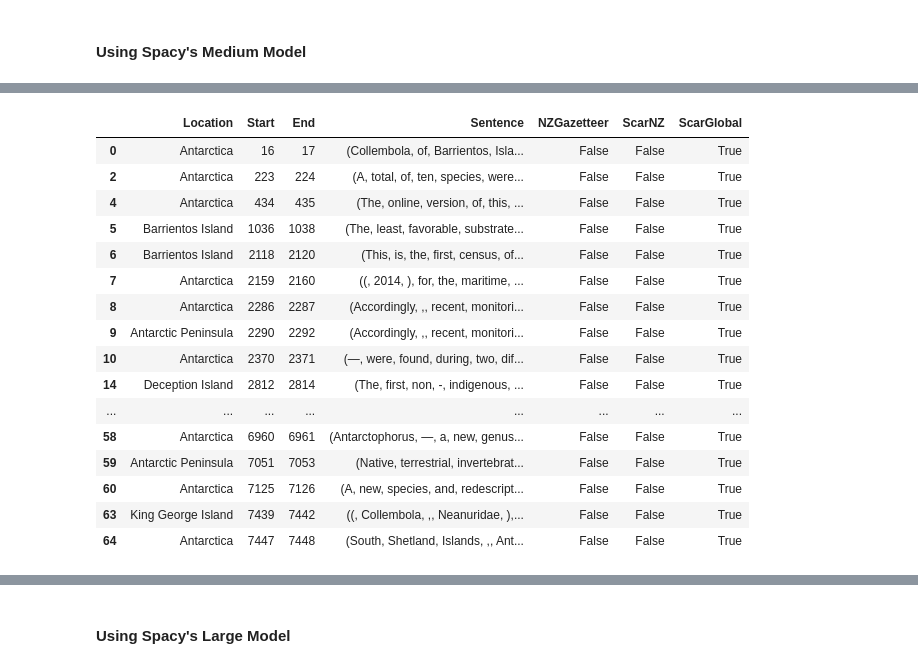
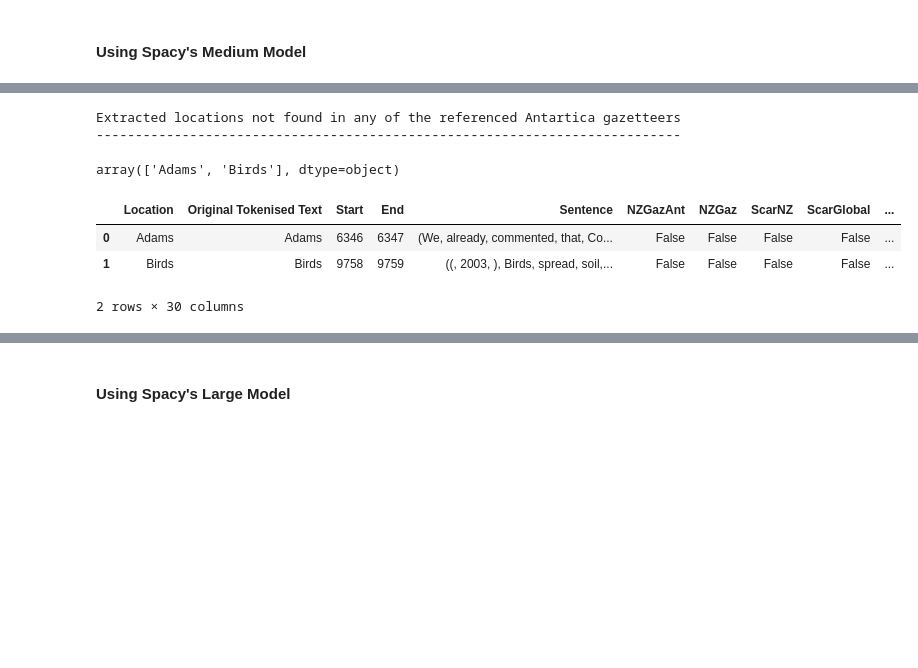
Before and after one commit to manaakiwhenua/text-analytics-pipeline, a Jupyter notebook: UsingSpacy.ipynb, the cells around one changed output, grey strips where cells are left out. Drawn from its saved outputs; the diff is of its cells as text; code cells hidden in the pictures; blank space fills up the shorter version.

```diff
--- a/UsingSpacy.ipynb
+++ b/UsingSpacy.ipynb
@@ -254,7 +256,7 @@ SCARNZ
 3457 rows × 14 columns
 # %%
 nzgazAntartica = nzgaz[nzgaz.land_district.isna()].name.unique()
-del nzgaz
+nzgaz = nzgaz.name.unique()
 # %%
 SCARGlobalnames = SCARGlobal.place_name_mapping.unique()
 SCARNZnames = SCARNZ.place_name_mapping.unique()
@@ -276,0 +274,2 @@ array(['A. A. Thomas Hills', 'Abbott Peak', 'Abbott Spur', ...,
+# %%
+GeoNames = pd.read_csv('GeoNames.csv', index_col=0)
@@ -277,13 +285,11 @@ array(['A. A. Thomas Hills', 'Abbott Peak', 'Abbott Spur', ...,
+# %%
+GeoNamesUnique = GeoNames.name.unique()
+GeoNamesAnt = GeoNames[GeoNames['country code']=='AQ'].name.unique()
+GeoNamesNZ = GeoNames[GeoNames['country code']=='NZ'].name.unique()
+dropWords = ['Inner', 'Harbour', 'Lake', 'Fig', 'Valleys', 'Soil',
+             'Lakes', 'South', 'North', 'Inner', 'Mount', 'Frozen', 'Oceans',
+            'Upper', 'Contour']
+GeoNamesFiltered = [place for place in GeoNamesUnique if place not in dropWords]
+del GeoNames
 # %% [markdown]
 ### Locations
-# %%
-def find_locations(doc):
-    df = pd.DataFrame(
-    [[x.text, x.start, x.end, x.sent] for x in doc.ents if x.label_ is 'LOC'],
-    columns=['Location', 'Start', 'End','Sentence']
-             )
-    df['NZGazetteer']=[True if X in nzgazAntartica else False for X in df.Location ]
-    df['ScarNZ']=[True if X in SCARNZnames else False for X in df.Location ]
-    df['ScarGlobal']=[True if X in SCARGlobalnames else False for X in df.Location ]
-
-    return df
@@ -387,24 +495,19 @@ locations_med
+# %%
+print("Extracted locations not found in any of the referenced Antartica gazetteers")
+print("---------------------------------------------------------------------------")
+locations_med[(locations_med.NZGazAnt==False) & (locations_med.ScarNZ==False) & (locations_med.ScarGlobal==False)].Location.unique()
+# %% [output]
+Extracted locations not found in any of the referenced Antartica gazetteers
+---------------------------------------------------------------------------
+array(['Adams', 'Birds'], dtype=object)
 # %%
 #locations confirmed by presence in at least one gazetter
-locations_med[(locations_med.NZGazetteer==True) | (locations_med.ScarNZ==True) | (locations_med.ScarGlobal==True)]
+locations_med[locations_med.exactMatch==True]
 # %% [output]
-|  | Location | Start | End | Sentence | NZGazetteer | ScarNZ | ScarGlobal |
-| 0 | Antarctica | 16 | 17 | (Collembola, of, Barrientos, Isla... | False | False | True |
-| 2 | Antarctica | 223 | 224 | (A, total, of, ten, species, were... | False | False | True |
-| 4 | Antarctica | 434 | 435 | (The, online, version, of, this, ... | False | False | True |
-| 5 | Barrientos Island | 1036 | 1038 | (The, least, favorable, substrate... | False | False | True |
-| 6 | Barrientos Island | 2118 | 2120 | (This, is, the, first, census, of... | False | False | True |
-| 7 | Antarctica | 2159 | 2160 | ((, 2014, ), for, the, maritime, ... | False | False | True |
-| 8 | Antarctica | 2286 | 2287 | (Accordingly, ,, recent, monitori... | False | False | True |
-| 9 | Antarctic Peninsula | 2290 | 2292 | (Accordingly, ,, recent, monitori... | False | False | True |
-| 10 | Antarctica | 2370 | 2371 | (—, were, found, during, two, dif... | False | False | True |
-| 14 | Deception Island | 2812 | 2814 | (The, first, non, -, indigenous, ... | False | False | True |
-| ... | ... | ... | ... | ... | ... | ... | ... |
-| 58 | Antarctica | 6960 | 6961 | (Antarctophorus, —, a, new, genus... | False | False | True |
-| 59 | Antarctic Peninsula | 7051 | 7053 | (Native, terrestrial, invertebrat... | False | False | True |
-| 60 | Antarctica | 7125 | 7126 | (A, new, species, and, redescript... | False | False | True |
-| 63 | King George Island | 7439 | 7442 | ((, Collembola, ,, Neanuridae, ),... | False | False | True |
-| 64 | Antarctica | 7447 | 7448 | (South, Shetland, Islands, ,, Ant... | False | False | True |
+|  | Location | Original Tokenised Text | Start | End | Sentence | NZGazAnt | NZGaz | ScarNZ | ScarGlobal | ... |
+| 0 | Adams | Adams | 6346 | 6347 | (We, already, commented, that, Co... | False | False | False | False | ... |
+| 1 | Birds | Birds | 9758 | 9759 | ((, 2003, ), Birds, spread, soil,... | False | False | False | False | ... |
+2 rows × 30 columns
 # %%
 print("All locations extracted by medium Spacy model")
 print("---------------------------------------------")
```
Also changed, not shown: parts of 86 cells of this notebook, 18 other files.
